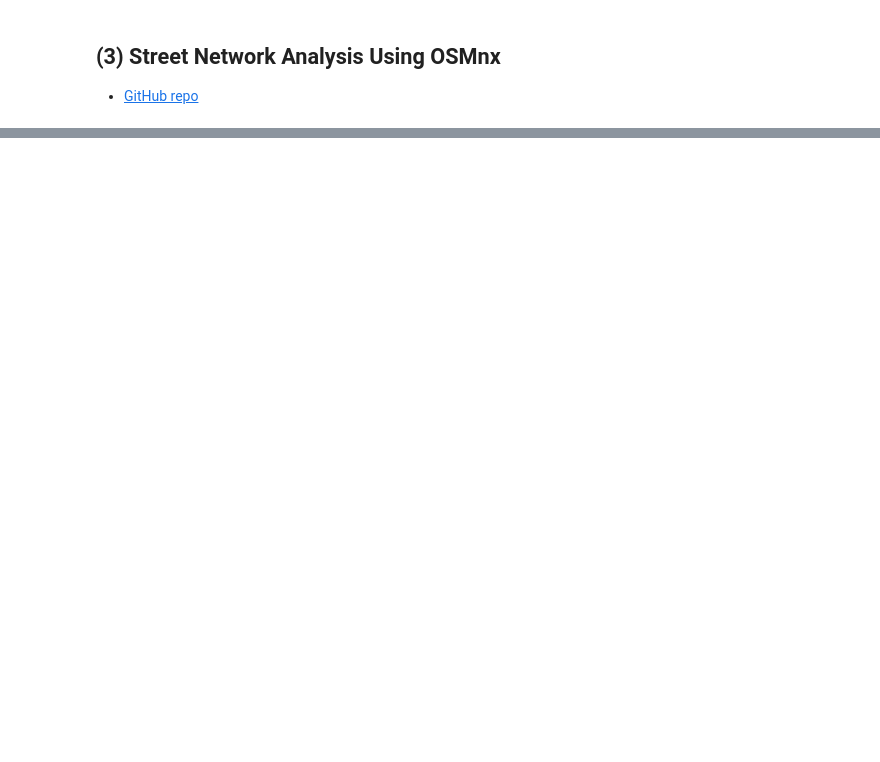
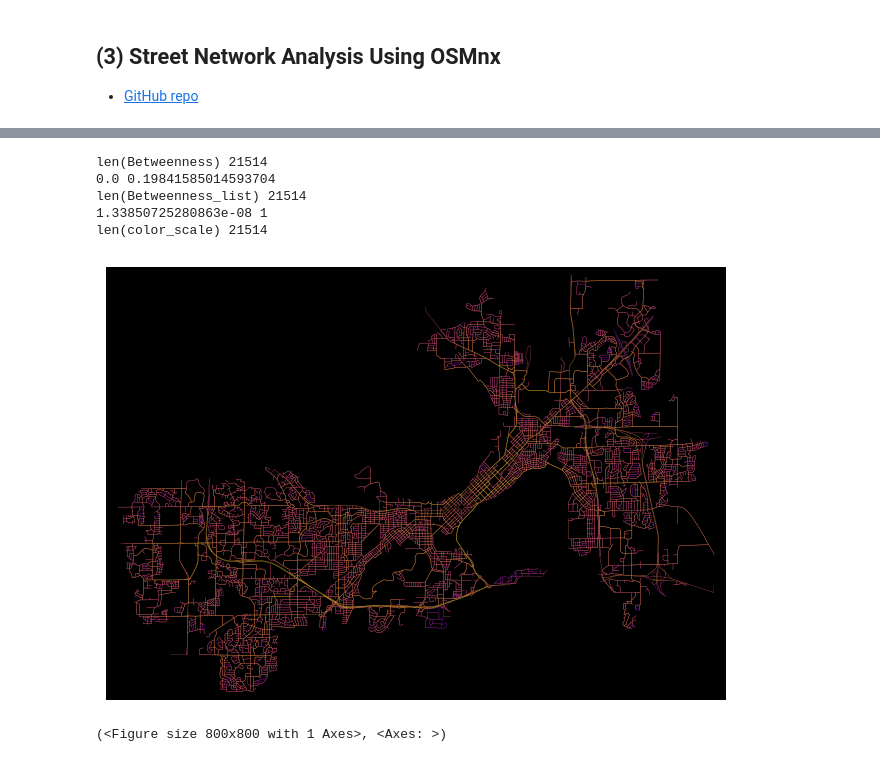
Before and after one commit to WilliamJZeng/geods_workshop, a Jupyter notebook: GeoDS_Workshop.ipynb, the cells around one changed output, grey strips where cells are left out. Saved outputs shown, nothing was run; the diff lists cells and outputs as text; code cells hidden in the pictures; blank space fills up the shorter version.

```diff
--- a/GeoDS_Workshop.ipynb
+++ b/GeoDS_Workshop.ipynb
@@ -132,9 +71,9 @@ ERROR: Invalid requirement: '##'
 # %%
 ## Download Data Files and store into a folder "mobilityflows"
-import wget
-data_folder="./mobilityflows"
-for i in range(20):
-    url = "https://raw.githubusercontent.com/GeoDS/COVID19USFlows-WeeklyFlows-Ct2021/master/weekly_flows/ct2ct/2021_01_04/weekly_ct2ct_2021_01_04_"+str(i)+".csv"
-    wget.download(url, out='./mobilityflows')
+# import wget
+# data_folder="./mobilityflows"
+# for i in range(20):
+#     url = "https://raw.githubusercontent.com/GeoDS/COVID19USFlows-WeeklyFlows-Ct2021/master/weekly_flows/ct2ct/2021_01_04/weekly_ct2ct_2021_01_04_"+str(i)+".csv"
+#     wget.download(url, out='./mobilityflows')
 # %%
 # Merge all files
@@ -267,23 +249,38 @@ print(len(betweennessCentrality))
 # %%
 import matplotlib.cm as cm
 import matplotlib.colors as colors
 
-Betweenness = [betweennessCentrality[edge] for edge in G.edges()]
-print('len(Betweenness)',len(Betweenness))
+# print(G.edges())
+
+# fixed dictionary!!!!! need to add 0 as third value
+try:
+    Betweenness = [betweennessCentrality[edge[0], edge[1], 0] for edge in G.edges()]
+except KeyError:
+    print('no good')
+
+print('len(Betweenness)', len(Betweenness))
 print(min(Betweenness), max(Betweenness))
 
 #nx.set_edge_attributes(G, betweennessCentrality, "edge_bc")
 
 Betweenness_list = [i if i != 0 else 1 for i in Betweenness] # for visualization use only (0,1)
 print('len(Betweenness_list)',len(Betweenness_list))
 print(min(Betweenness_list), max(Betweenness_list))
 
 #color scale converted to list of colors for graph edges
 #norm = colors.Normalize(vmin=min(Betweenness), vmax=max(Betweenness))
 #norm = colors.PowerNorm(gamma=2,vmin=min(Betweenness), vmax=max(Betweenness))
 norm = colors.LogNorm(vmin=min(Betweenness_list), vmax=max(Betweenness_list))
 cmap = cm.ScalarMappable(norm=norm, cmap=cm.plasma)
 color_scale = [cmap.to_rgba(cl) for cl in Betweenness]
 print('len(color_scale)',len(color_scale))
 ## osmnx ploting requires the MultiGraph type
 ox.plot_graph(G, bgcolor='k',node_size=0, edge_linewidth=0.2, edge_color=color_scale,edge_alpha=1)
+# %% [output]
+len(Betweenness) 21514
+0.0 0.19841585014593704
+len(Betweenness_list) 21514
+1.33850725280863e-08 1
+len(color_scale) 21514
+[figure, added]
+(<Figure size 800x800 with 1 Axes>, <Axes: >)
```
Also changed, not shown: parts of 18 cells of this notebook, 1 other file.
